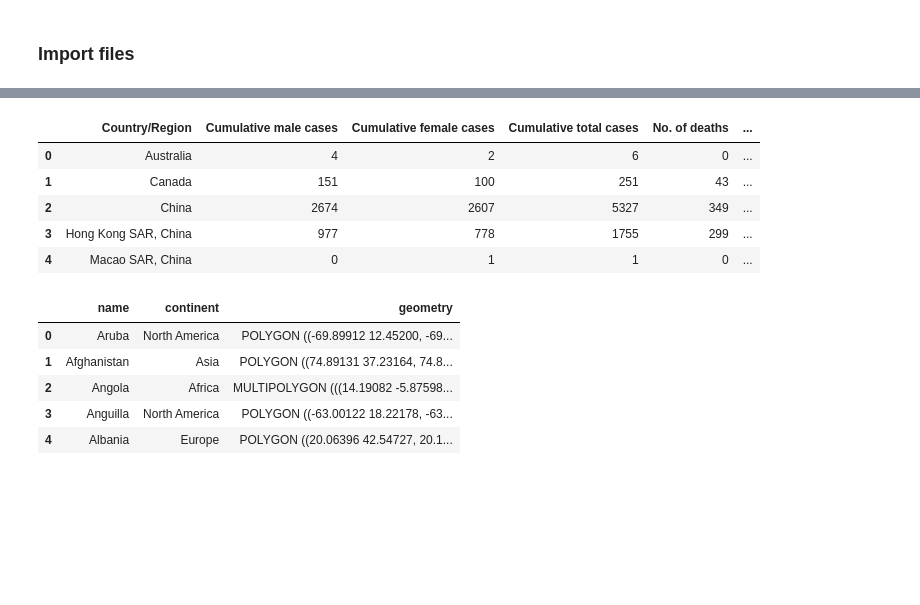
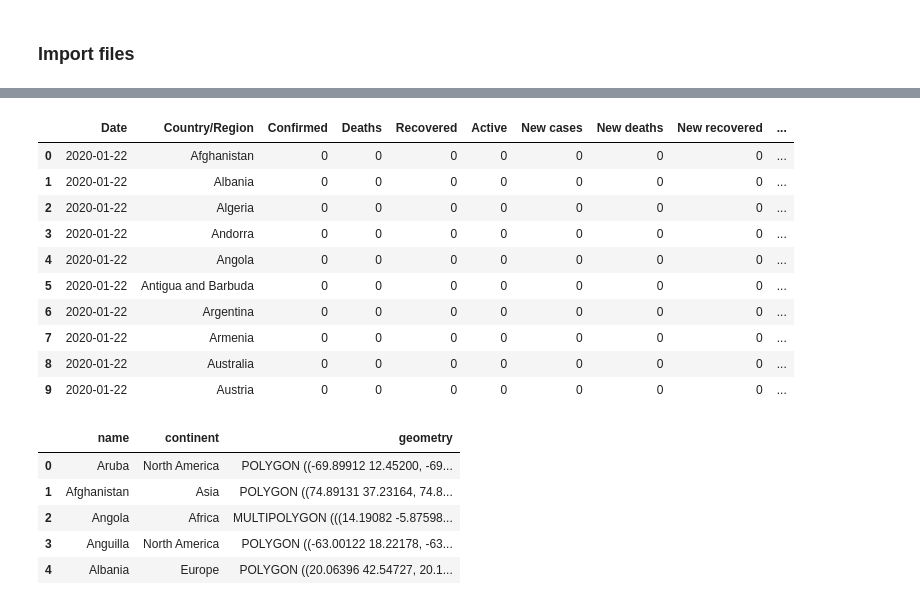
Before and after one commit to 0xpranjal/COVID-19-complete-EDA-analysis, a Jupyter notebook: covid_analysis.ipynb, the cells around one changed output, grey strips where cells are left out. Saved outputs shown, nothing was run; the diff lists cells and outputs as text; code cells hidden in the pictures; blank space fills up the shorter version.

```diff
--- a/covid_analysis.ipynb
+++ b/covid_analysis.ipynb
@@ -99,30 +94,21 @@ Indexing with multiple keys (implicitly converted to a tuple of keys) will be de
-# %%
-# importing summary dataset
-latest = pd.read_csv('/Users/pranjal27bhardwaj/Desktop/sars/Datasets/summary_data_clean.csv')
-# fix datetime columns
-cols = ['Date onset first probable case', 'Date onset last probable case']
-for col in cols:
-    latest[col] = pd.to_datetime(latest[col])
-cols = ['Number of Imported cases', 'Percentage of Imported cases']
-for col in cols:
-    latest[col] = latest[col].fillna(0)
-# new columns
-latest['Number of locally transmitted cases'] = latest['Cumulative total cases'] - latest['Number of Imported cases']
-latest['Percentage of locally transmitted cases'] = 100 - latest['Percentage of Imported cases']
-latest['Number of non HCW affected'] = latest['Cumulative total cases'] - latest['Number of HCW affected']
-latest['Percentage of non HCW affected'] = 100 - latest['Percentage of HCW affected']
-latest['Non fatality case (%)'] = 100 - latest['Case fatalities ratio (%)']
-latest['No. of recovered'] = latest['Cumulative total cases'] - latest['No. of deaths']
-
-# first few rows
-latest.head()
-# %% [output]
-|  | Country/Region | Cumulative male cases | Cumulative female cases | Cumulative total cases | No. of deaths | ... |
-| 0 | Australia | 4 | 2 | 6 | 0 | ... |
-| 1 | Canada | 151 | 100 | 251 | 43 | ... |
-| 2 | China | 2674 | 2607 | 5327 | 349 | ... |
-| 3 | Hong Kong SAR, China | 977 | 778 | 1755 | 299 | ... |
-| 4 | Macao SAR, China | 0 | 1 | 1 | 0 | ... |
+# %%
+# importing summary dataset
+latest = pd.read_csv('/Users/pranjal27bhardwaj/Desktop/covid/datasets/full_grouped.csv')
+
+# first few rows
+latest.head(10)
+# %% [output]
+|  | Date | Country/Region | Confirmed | Deaths | Recovered | Active | New cases | New deaths | New recovered | ... |
+| 0 | 2020-01-22 | Afghanistan | 0 | 0 | 0 | 0 | 0 | 0 | 0 | ... |
+| 1 | 2020-01-22 | Albania | 0 | 0 | 0 | 0 | 0 | 0 | 0 | ... |
+| 2 | 2020-01-22 | Algeria | 0 | 0 | 0 | 0 | 0 | 0 | 0 | ... |
+| 3 | 2020-01-22 | Andorra | 0 | 0 | 0 | 0 | 0 | 0 | 0 | ... |
+| 4 | 2020-01-22 | Angola | 0 | 0 | 0 | 0 | 0 | 0 | 0 | ... |
+| 5 | 2020-01-22 | Antigua and Barbuda | 0 | 0 | 0 | 0 | 0 | 0 | 0 | ... |
+| 6 | 2020-01-22 | Argentina | 0 | 0 | 0 | 0 | 0 | 0 | 0 | ... |
+| 7 | 2020-01-22 | Armenia | 0 | 0 | 0 | 0 | 0 | 0 | 0 | ... |
+| 8 | 2020-01-22 | Australia | 0 | 0 | 0 | 0 | 0 | 0 | 0 | ... |
+| 9 | 2020-01-22 | Austria | 0 | 0 | 0 | 0 | 0 | 0 | 0 | ... |
 # %%
 # load countries map
 world_map = gpd.read_file('/Users/pranjal27bhardwaj/Desktop/sars/Humandevelopemnt/countries.geojson')
```
Also changed, not shown: parts of 36 cells of this notebook.
